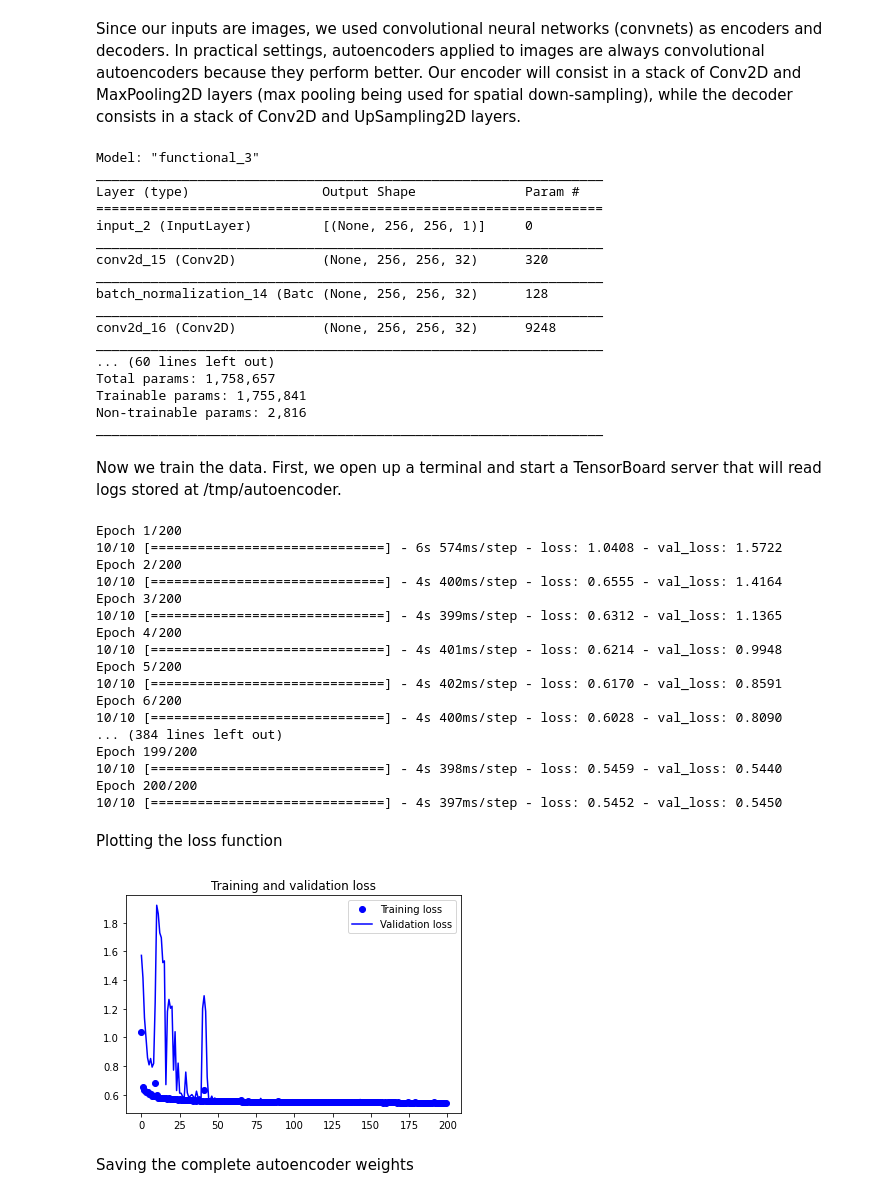
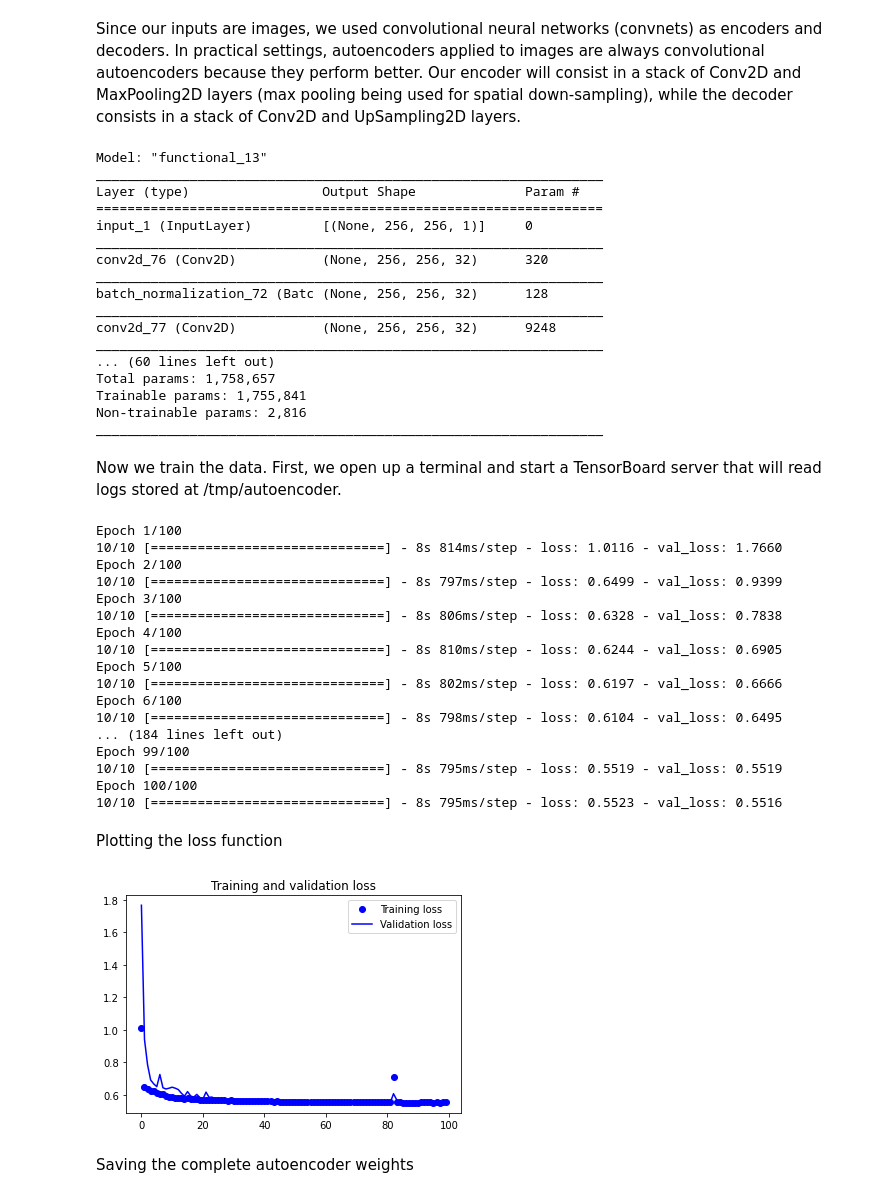
Before and after one commit to aminekhasteh/Breast_Cancer_Classification_Neural_Network, a Jupyter notebook: Unsupervised_Learning.ipynb, the cells around one changed output. Drawn from its saved outputs; the diff is of its cells as text; code cells hidden in the pictures.

```diff
--- a/Unsupervised_Learning.ipynb
+++ b/Unsupervised_Learning.ipynb
@@ -166,21 +165,23 @@ def decoder(conv4):
     return decoded
 # %%
 autoencoder = Model(input_img, decoder(encoder(input_img)))
-autoencoder.compile(loss='mean_squared_error', optimizer = RMSprop())
+#opt = keras.optimizers.Adadelta(learning_rate=0.00025,rho=0.95)
+opt = keras.optimizers.RMSprop(learning_rate=0.001,rho=0.9)
+autoencoder.compile(loss='mean_squared_error', optimizer = opt)
 # %%
 autoencoder.summary()
 # %% [output]
-Model: "functional_3"
+Model: "functional_13"
 _________________________________________________________________
 Layer (type)                 Output Shape              Param #
 =================================================================
-input_2 (InputLayer)         [(None, 256, 256, 1)]     0
+input_1 (InputLayer)         [(None, 256, 256, 1)]     0
 _________________________________________________________________
-conv2d_15 (Conv2D)           (None, 256, 256, 32)      320
+conv2d_76 (Conv2D)           (None, 256, 256, 32)      320
 _________________________________________________________________
-batch_normalization_14 (Batc (None, 256, 256, 32)      128
+batch_normalization_72 (Batc (None, 256, 256, 32)      128
 _________________________________________________________________
-conv2d_16 (Conv2D)           (None, 256, 256, 32)      9248
+conv2d_77 (Conv2D)           (None, 256, 256, 32)      9248
 _________________________________________________________________
 ... (60 lines left out)
 Total params: 1,758,657
@@ -192,41 +193,41 @@ Now we train the data. First, we open up a terminal and start a TensorBoard serv
 # %%
 autoencoder_train = autoencoder.fit(training_tensor, training_tensor,
                                     batch_size=64,
-                                    epochs=200,
+                                    epochs=100,
                                     validation_data=(testing_tensor, testing_tensor),
                                     shuffle=True)
 # %% [output]
-Epoch 1/200
-10/10 [==============================] - 6s 574ms/step - loss: 1.0408 - val_loss: 1.5722
-Epoch 2/200
-10/10 [==============================] - 4s 400ms/step - loss: 0.6555 - val_loss: 1.4164
-Epoch 3/200
-10/10 [==============================] - 4s 399ms/step - loss: 0.6312 - val_loss: 1.1365
-Epoch 4/200
-10/10 [==============================] - 4s 401ms/step - loss: 0.6214 - val_loss: 0.9948
-Epoch 5/200
-10/10 [==============================] - 4s 402ms/step - loss: 0.6170 - val_loss: 0.8591
-Epoch 6/200
-10/10 [==============================] - 4s 400ms/step - loss: 0.6028 - val_loss: 0.8090
-... (384 lines left out)
-Epoch 199/200
-10/10 [==============================] - 4s 398ms/step - loss: 0.5459 - val_loss: 0.5440
-Epoch 200/200
-10/10 [==============================] - 4s 397ms/step - loss: 0.5452 - val_loss: 0.5450
+Epoch 1/100
+10/10 [==============================] - 8s 814ms/step - loss: 1.0116 - val_loss: 1.7660
+Epoch 2/100
+10/10 [==============================] - 8s 797ms/step - loss: 0.6499 - val_loss: 0.9399
+Epoch 3/100
+10/10 [==============================] - 8s 806ms/step - loss: 0.6328 - val_loss: 0.7838
+Epoch 4/100
+10/10 [==============================] - 8s 810ms/step - loss: 0.6244 - val_loss: 0.6905
+Epoch 5/100
+10/10 [==============================] - 8s 802ms/step - loss: 0.6197 - val_loss: 0.6666
+Epoch 6/100
+10/10 [==============================] - 8s 798ms/step - loss: 0.6104 - val_loss: 0.6495
+... (184 lines left out)
+Epoch 99/100
+10/10 [==============================] - 8s 795ms/step - loss: 0.5519 - val_loss: 0.5519
+Epoch 100/100
+10/10 [==============================] - 8s 795ms/step - loss: 0.5523 - val_loss: 0.5516
 # %% [markdown]
 Plotting the loss function
 # %%
 loss = autoencoder_train.history['loss']
 val_loss = autoencoder_train.history['val_loss']
-epochs = range(200)
+epochs = range(100)
 plt.figure()
 plt.plot(epochs, loss, 'bo', label='Training loss')
 plt.plot(epochs, val_loss, 'b', label='Validation loss')
 plt.title('Training and validation loss')
 plt.legend()
 plt.show()
 # %% [output]
-[figure, old version]
+[figure, new version]
 # %% [markdown]
 Saving the complete autoencoder weights
 # %%
```
Also changed, not shown: parts of 20 cells of this notebook.
